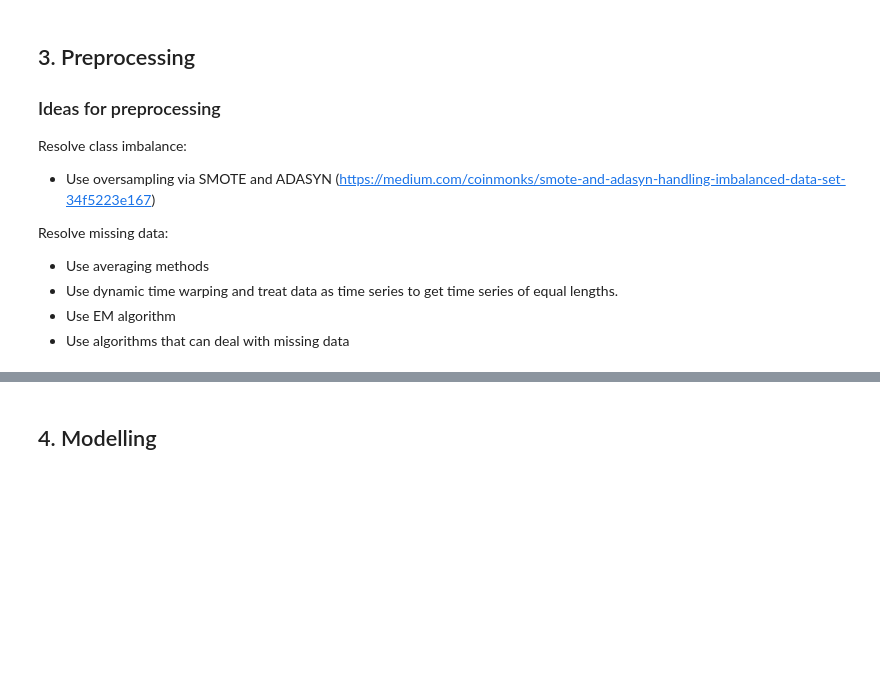
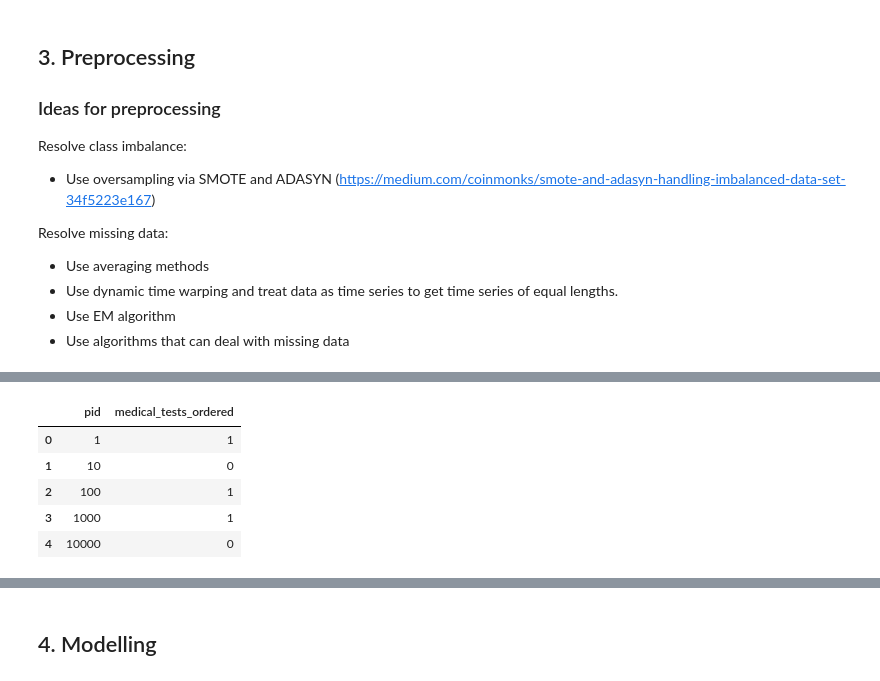
Before and after one commit to pjhartout/Introduction_to_Machine_Learning, a Jupyter notebook: projects/project_2/subtask1.ipynb, the cells around one changed output, grey strips where cells are left out. Cells and saved outputs as stored; diff of their text form; code cells hidden in the pictures; blank space fills up the shorter version.

```diff
--- a/projects/project_2/subtask1.ipynb
+++ b/projects/project_2/subtask1.ipynb
@@ -146,0 +166,2 @@ df_train.head(5)
+# %%
+df_train_label[["LABEL_BaseExcess", "LABEL_Fibrinogen", "LABEL_AST", "LABEL_Alkalinephos", "LABEL_Bilirubin_total", "LABEL_Lactate", "LABEL_TroponinI", "LABEL_SaO2", "LABEL_Bilirubin_direct", "LABEL_EtCO2"]] = df_train_label[["LABEL_BaseExcess", "LABEL_Fibrinogen", "LABEL_AST", "LABEL_Alkalinephos", "LABEL_Bilirubin_total", "LABEL_Lactate", "LABEL_TroponinI", "LABEL_SaO2", "LABEL_Bilirubin_direct", "LABEL_EtCO2"]].astype(int)
@@ -184,0 +201,9 @@ msno.matrix(df_train_preprocessed)
+# %%
+df_train_labels_test_ordered.head()
+# %% [output]
+|  | pid | medical_tests_ordered |
+| 0 | 1 | 1 |
+| 1 | 10 | 0 |
+| 2 | 100 | 1 |
+| 3 | 1000 | 1 |
+| 4 | 10000 | 0 |
```
Also changed, not shown: parts of 23 cells of this notebook.
